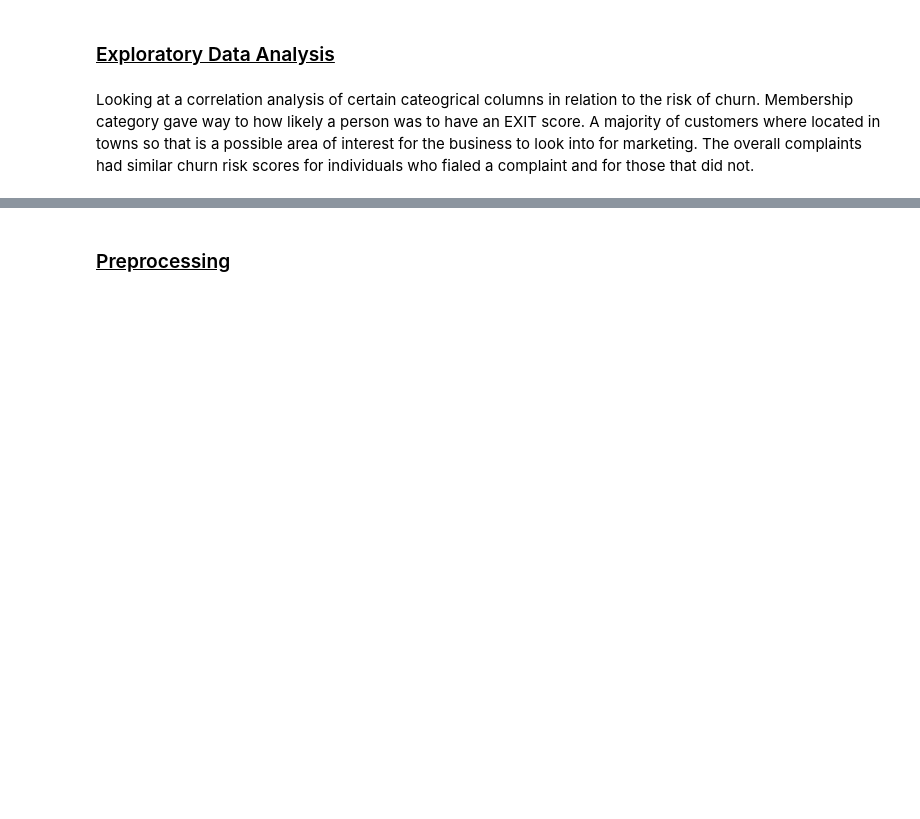
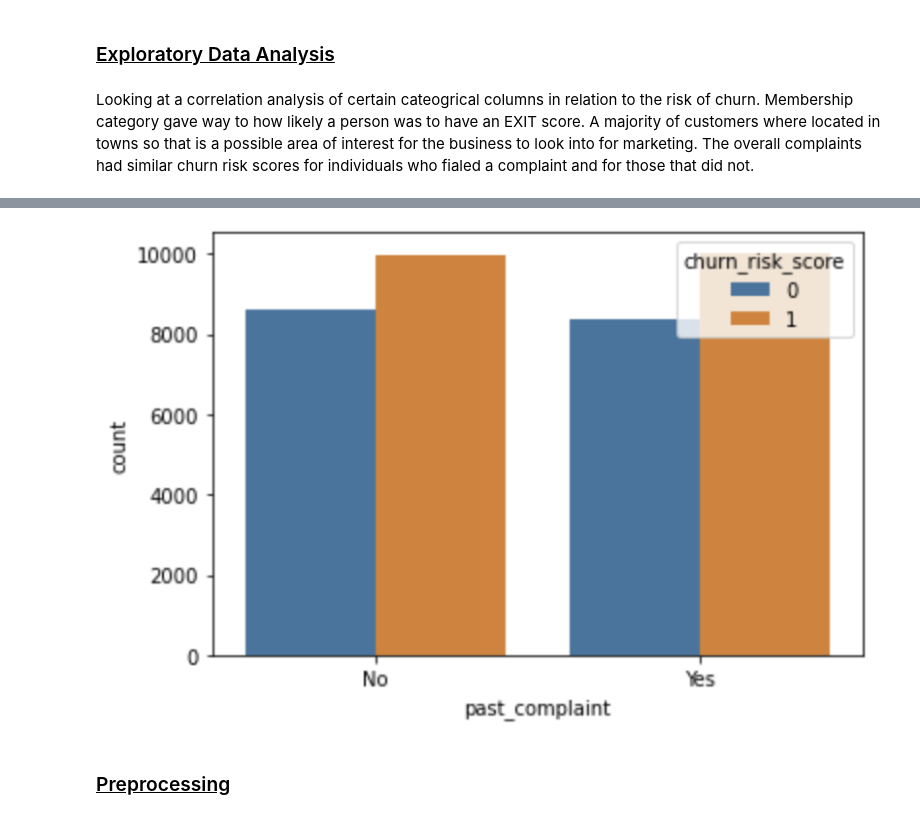
Before and after one commit to yshevche/Customer_Churn_Capstone, a Jupyter notebook: notebooks/Customer_Churn_Report.ipynb, the cells around one changed output, grey strips where cells are left out. Drawn from its saved outputs; the diff is of its cells as text; code cells hidden in the pictures; blank space fills up the shorter version.

```diff
--- a/notebooks/Customer_Churn_Report.ipynb
+++ b/notebooks/Customer_Churn_Report.ipynb
@@ -21,3 +25,7 @@ Looking at a correlation analysis of certain cateogrical columns in relation to
+# %%
+Image(filename="./past_complaint.jpeg")
+# %% [output]
+[figure, added]
 # %% [markdown]
 ### <u>Preprocessing</u>
 # %% [markdown]
```
Also changed, not shown: parts of 9 cells of this notebook.
